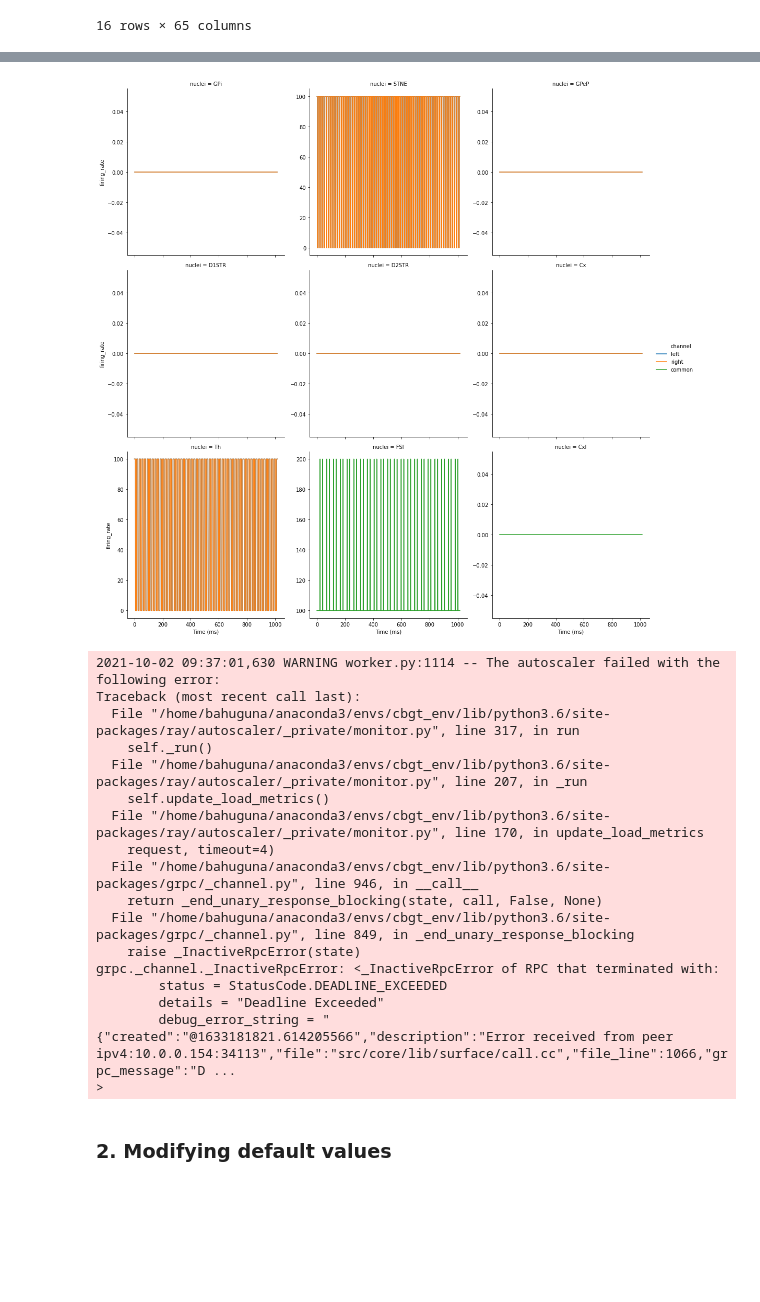
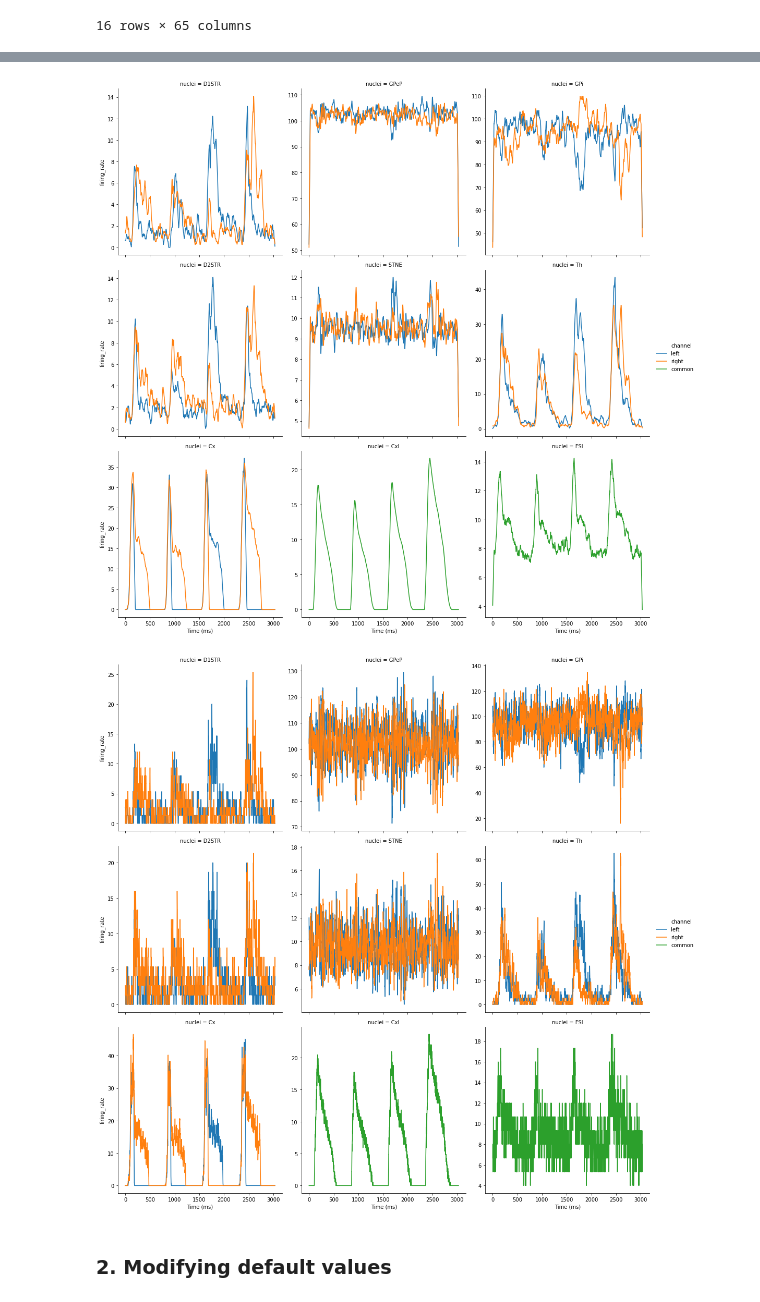
Before and after one commit to jyotikab/cbgt2, a Jupyter notebook: network_simulation-03.ipynb, the cells around one changed output, grey strips where cells are left out. Drawn from its saved outputs; the diff is of its cells as text; code cells hidden in the pictures; blank space fills up the shorter version.

```diff
--- a/network_simulation-03.ipynb
+++ b/network_simulation-03.ipynb
@@ -189,24 +191,10 @@ results[0]['popfreqs']
-# %%
-plt_func.plot_fr(results[0])
-# %% [output]
-[figure, removed]
-2021-10-02 09:37:01,630 WARNING worker.py:1114 -- The autoscaler failed with the following error:
-Traceback (most recent call last):
-  File "/home/bahuguna/anaconda3/envs/cbgt_env/lib/python3.6/site-packages/ray/autoscaler/_private/monitor.py", line 317, in run
-    self._run()
-  File "/home/bahuguna/anaconda3/envs/cbgt_env/lib/python3.6/site-packages/ray/autoscaler/_private/monitor.py", line 207, in _run
-    self.update_load_metrics()
-  File "/home/bahuguna/anaconda3/envs/cbgt_env/lib/python3.6/site-packages/ray/autoscaler/_private/monitor.py", line 170, in update_load_metrics
-    request, timeout=4)
-  File "/home/bahuguna/anaconda3/envs/cbgt_env/lib/python3.6/site-packages/grpc/_channel.py", line 946, in __call__
-    return _end_unary_response_blocking(state, call, False, None)
-  File "/home/bahuguna/anaconda3/envs/cbgt_env/lib/python3.6/site-packages/grpc/_channel.py", line 849, in _end_unary_response_blocking
-    raise _InactiveRpcError(state)
-grpc._channel._InactiveRpcError: <_InactiveRpcError of RPC that terminated with:
-        status = StatusCode.DEADLINE_EXCEEDED
-        details = "Deadline Exceeded"
-        debug_error_string = "{"created":"@1633181821.614205566","description":"Error received from peer ipv4:10.0.0.154:34113","file":"src/core/lib/surface/call.cc","file_line":1066,"grpc_message":"D ...
->
+# %%
+# You can smoothen the FR by sending smooth=True, default: smooth=False
+plt_func.plot_fr(results[0],smooth=True)
+plt_func.plot_fr(results[0])
+# %% [output]
+[figure, added]
+[figure, added]
 # %%
 savedresults = cbgt.loadResults('test')
 savedresults[0]['popfreqs']
```
Also changed, not shown: parts of 6 cells of this notebook, 5 other files.
